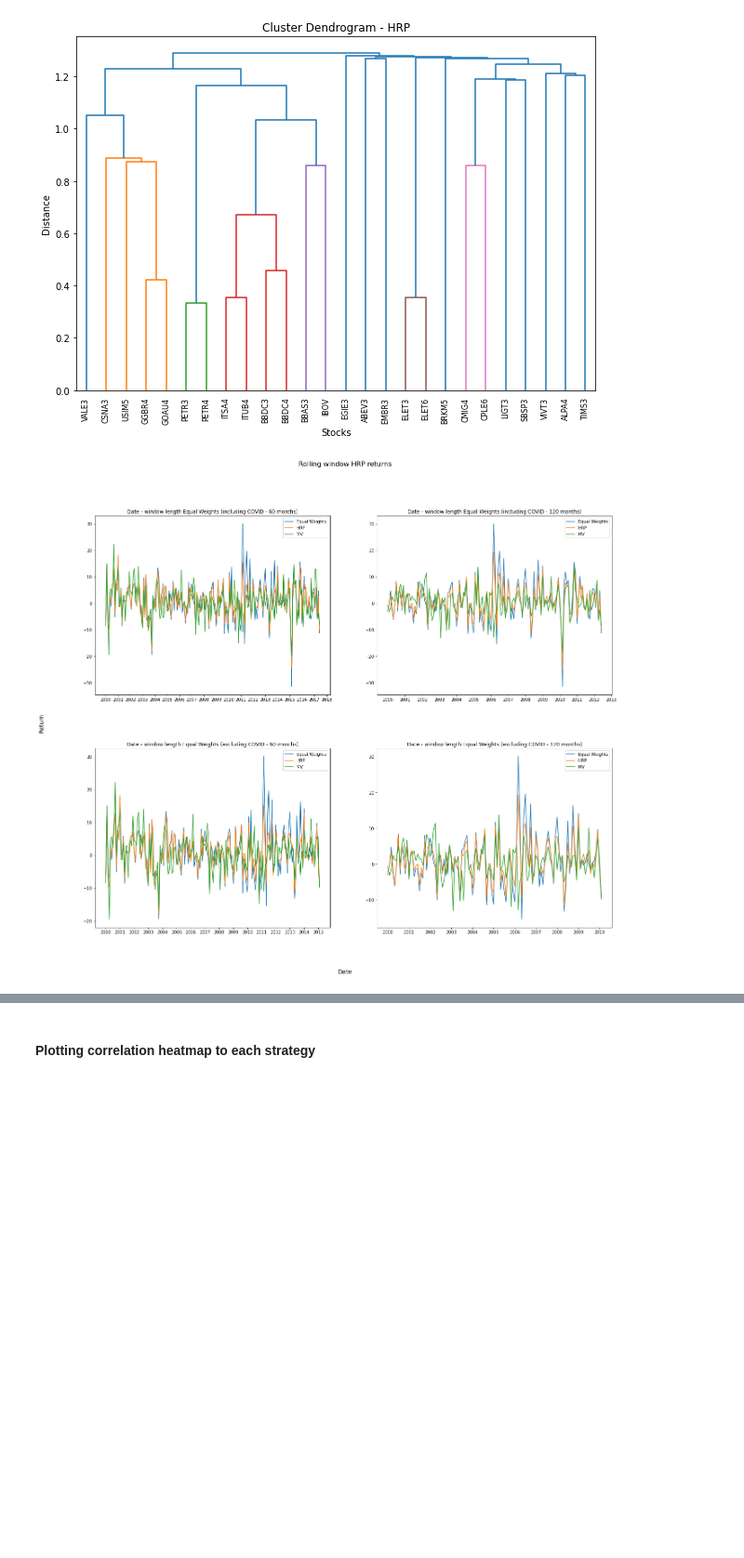
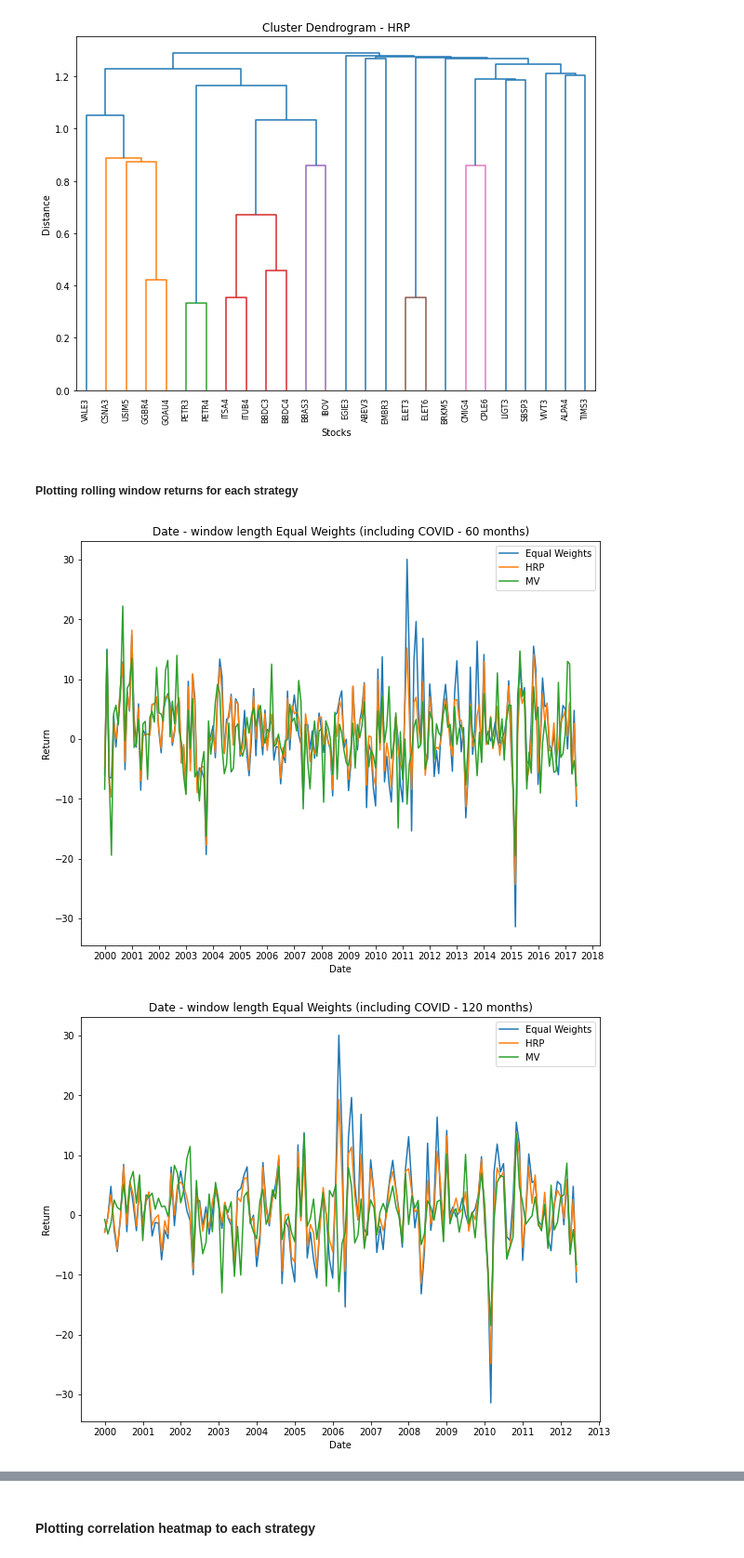
Before and after one commit to felipereis150/BrazilianHRP, a Jupyter notebook: analiysis.ipynb, the cells around one changed output, grey strips where cells are left out. Shown at 93% size. Drawn from its saved outputs; the diff is of its cells as text; code cells hidden in the pictures; blank space fills up the shorter version.

```diff
--- a/analiysis.ipynb
+++ b/analiysis.ipynb
@@ -94,5 +87,8 @@ data_hrp
 # %%
-names = ['60c', '120c', '60', '120']
+def save_hrp_returns(df):
+    names = ['60c', '120c', '60', '120']
 
-for i, df in enumerate(data_hrp):
-    df.to_csv(f'data/rolling_hrp_{names[i]}.csv', index=False)
+    for i, df in enumerate(df):
+        df.to_csv(f'data/rolling_hrp_{names[i]}.csv', index=False)
+
+save_hrp_returns(data_hrp)
@@ -102,44 +100,37 @@ for i in data:
 # %% [output]
 [figure]
 [figure]
+# %% [markdown]
+##### Plotting rolling window returns for each strategy
 # %%
 import matplotlib.pyplot as plt
 import matplotlib.dates as mdates
 
-# Create a figure with four subplots
-fig, axs = plt.subplots(nrows=2, ncols=2, figsize=(22, 18))
-
-# Set a title for the whole figure
-fig.suptitle('Rolling window HRP returns', fontsize=16)
-
-# Plot the returns for each strategy in each subplot
+# Plot the returns for each strategy and save as individual images
 for i, j in enumerate(data_hrp):
-    row = i // 2
-    col = i % 2
-    ax = axs[row, col]
+    fig, ax = plt.subplots(figsize=(10, 8))
     title = f"{j.columns[0]} - window length {j.columns[1]}"
     if i == 0:
         title += " (including COVID - 60 months)"
     elif i == 1:
         title += " (including COVID - 120 months)"
     elif i == 2:
         title += " (excluding COVID - 60 months)"
     else:
         title += " (excluding COVID - 120 months)"
     ax.set_title(title)
+
+    # Plot the line chart
     for col_name in j.columns[1:]:
         ax.plot(j['Date'], j[col_name], label=col_name)
-    ax.legend()
-    ax.xaxis.set_major_locator(mdates.YearLocator())
-    ax.xaxis.set_major_formatter(mdates.DateFormatter('%Y'))
+        ax.legend()
+        ax.xaxis.set_major_locator(mdates.YearLocator())
+        ax.xaxis.set_major_formatter(mdates.DateFormatter('%Y'))
 
-# Set common x and y axis labels
-fig.text(0.5, 0.04, 'Date', ha='center', fontsize=14)
-fig.text(0.04, 0.5, 'Return', va='center', rotation='vertical', fontsize=14)
+    ax.set_xlabel('Date')
+    ax.set_ylabel('Return')
 
-# Adjust the spacing between subplots
-fig.subplots_adjust(hspace=0.3, wspace=0.2)
-
-plt.show()
+    plt.show()
 # %% [output]
-[figure, old version]
+[figure, new version]
+[figure, added]
```
Also changed, not shown: parts of 12 cells of this notebook, 6 other files.
